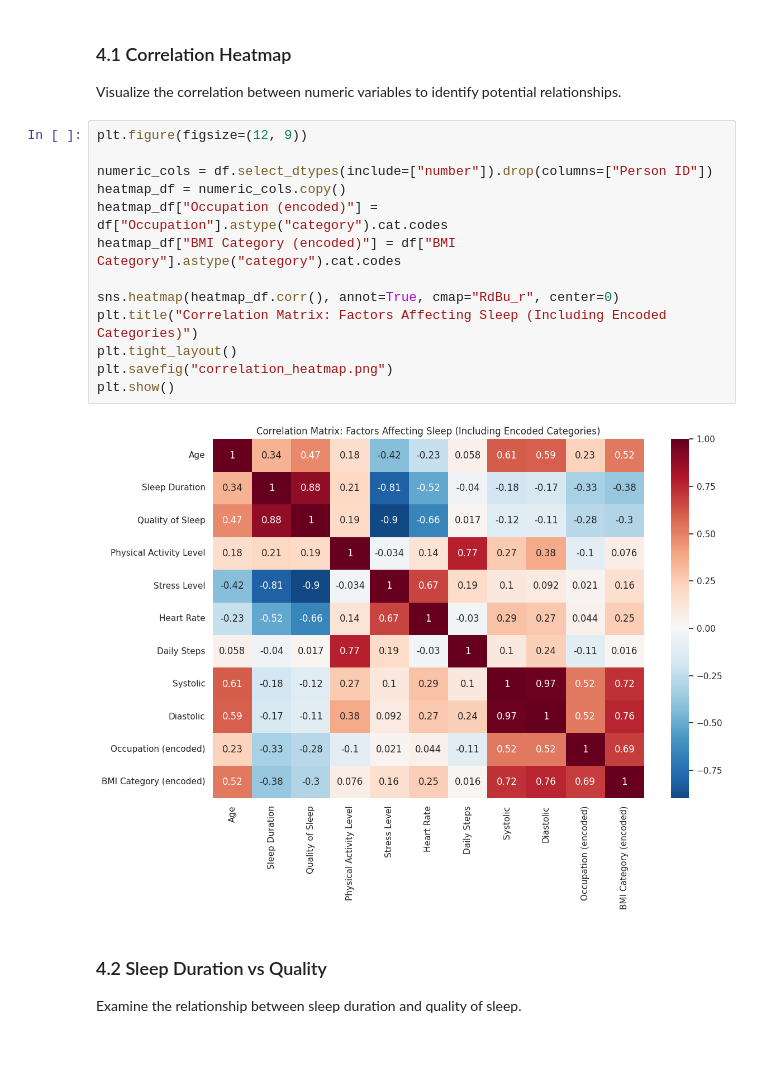
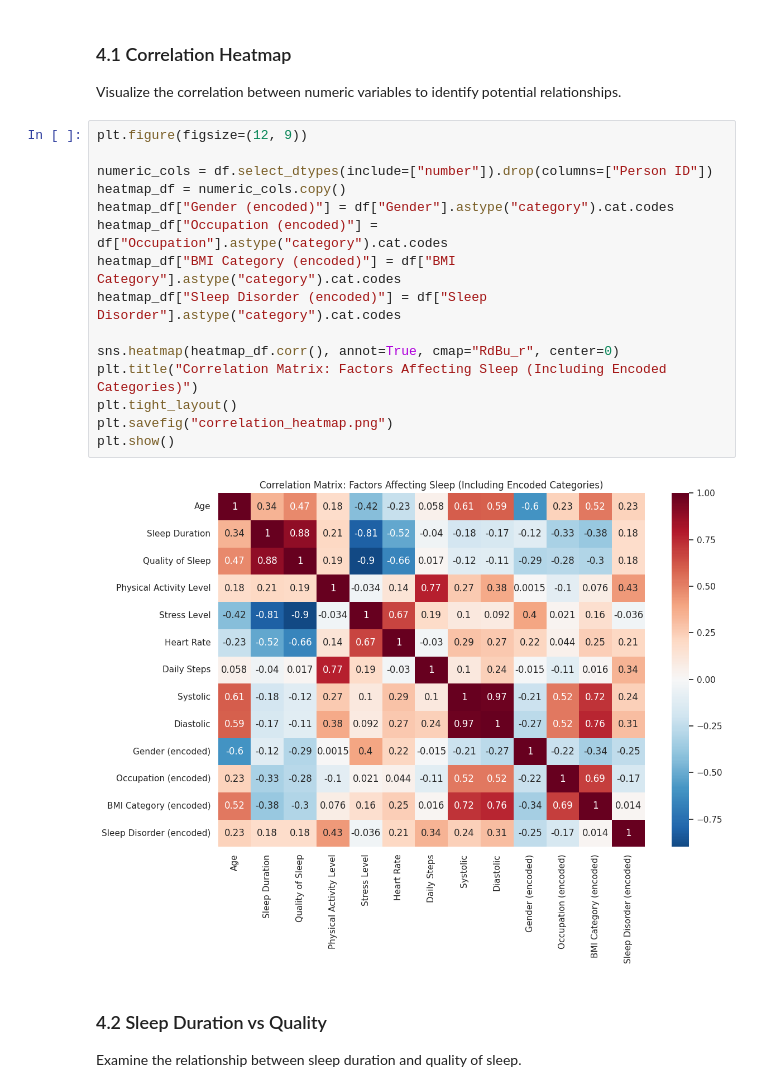
Before and after one commit to Muditha-Kumara/dataAnalytics, a Jupyter notebook: final project/code.ipynb, the cells around one changed output. Drawn from its saved outputs; the diff is of its cells as text; blank space fills up the shorter version.

Commit message:
Update correlation heatmap with gender

```diff
--- a/final project/code.ipynb
+++ b/final project/code.ipynb
@@ -58,18 +58,20 @@ Visualize the correlation between numeric variables to identify potential relati
 # %%
 plt.figure(figsize=(12, 9))
 
 numeric_cols = df.select_dtypes(include=["number"]).drop(columns=["Person ID"])
 heatmap_df = numeric_cols.copy()
+heatmap_df["Gender (encoded)"] = df["Gender"].astype("category").cat.codes
 heatmap_df["Occupation (encoded)"] = df["Occupation"].astype("category").cat.codes
 heatmap_df["BMI Category (encoded)"] = df["BMI Category"].astype("category").cat.codes
+heatmap_df["Sleep Disorder (encoded)"] = df["Sleep Disorder"].astype("category").cat.codes
 
 sns.heatmap(heatmap_df.corr(), annot=True, cmap="RdBu_r", center=0)
 plt.title("Correlation Matrix: Factors Affecting Sleep (Including Encoded Categories)")
 plt.tight_layout()
 plt.savefig("correlation_heatmap.png")
 plt.show()
 # %% [output]
-[figure, old version]
+[figure, new version]
 # %% [markdown]
 ### 4.2 Sleep Duration vs Quality
 
```
Also changed, not shown: 2 other files.
